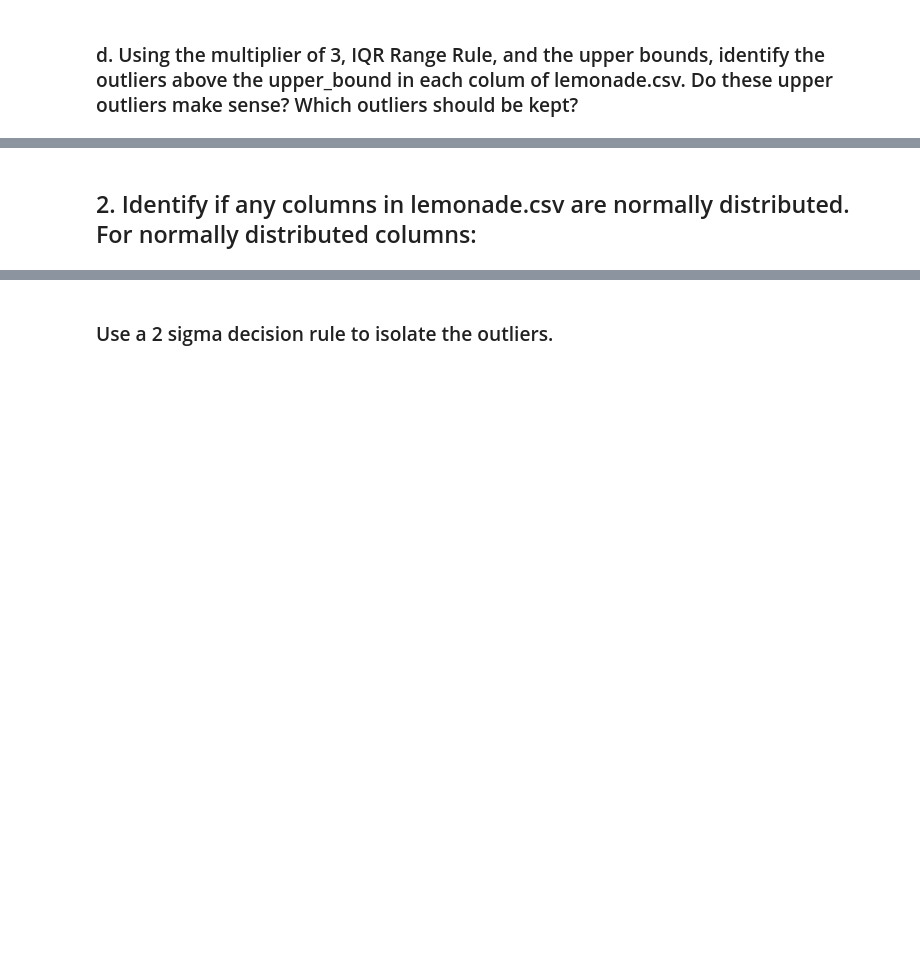
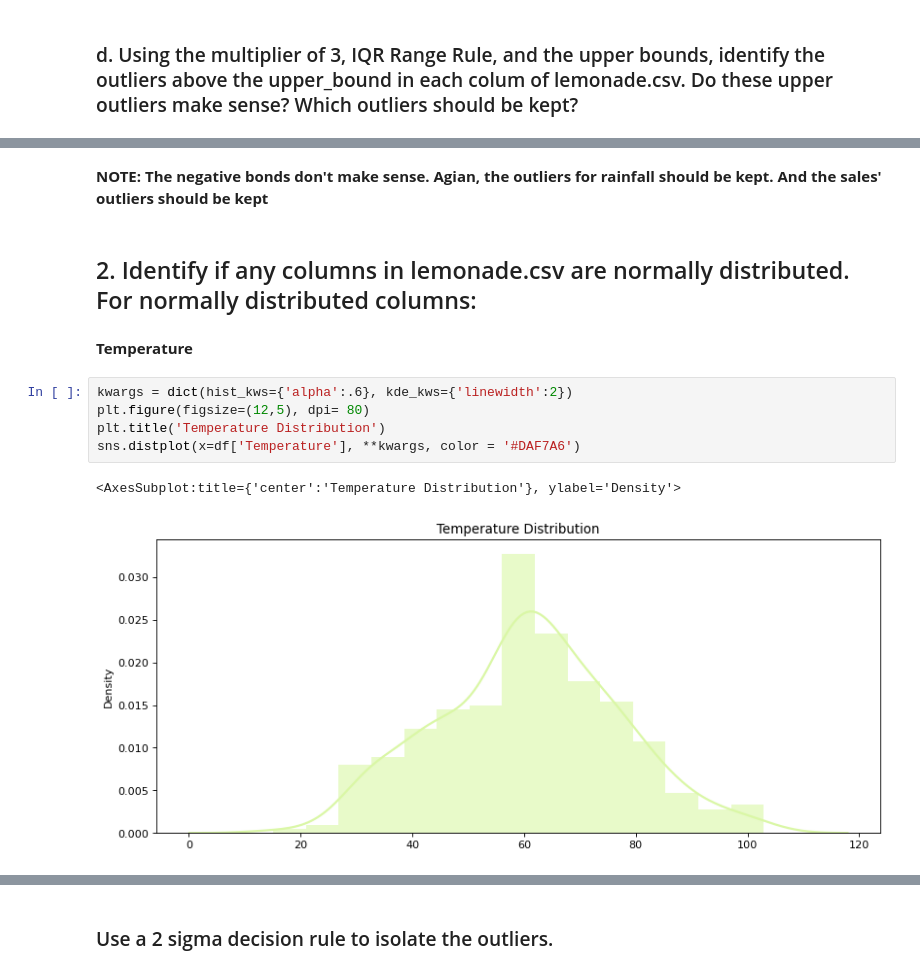
Before and after one commit to m3redithw/anomaly-detection-exercises, a Jupyter notebook: continuous_probabilistic_methods.ipynb, the cells around one changed output, grey strips where cells are left out. Drawn from its saved outputs; the diff is of its cells as text; blank space fills up the shorter version.

```diff
--- a/continuous_probabilistic_methods.ipynb
+++ b/continuous_probabilistic_methods.ipynb
@@ -209,2 +379,14 @@ def get_lower_and_upper_bounds(series, k=1.5):
+# %% [markdown]
+**NOTE: The negative bonds don't make sense. Agian, the outliers for rainfall should be kept. And the sales' outliers should be kept**
 # %% [markdown]
 ## 2. Identify if any columns in lemonade.csv are normally distributed. For normally distributed columns:
+# %% [markdown]
+**Temperature**
+# %%
+kwargs = dict(hist_kws={'alpha':.6}, kde_kws={'linewidth':2})
+plt.figure(figsize=(12,5), dpi= 80)
+plt.title('Temperature Distribution')
+sns.distplot(x=df['Temperature'], **kwargs, color = '#DAF7A6')
+# %% [output]
+<AxesSubplot:title={'center':'Temperature Distribution'}, ylabel='Density'>
+[figure, added]
```
Also changed, not shown: parts of 21 cells of this notebook.
